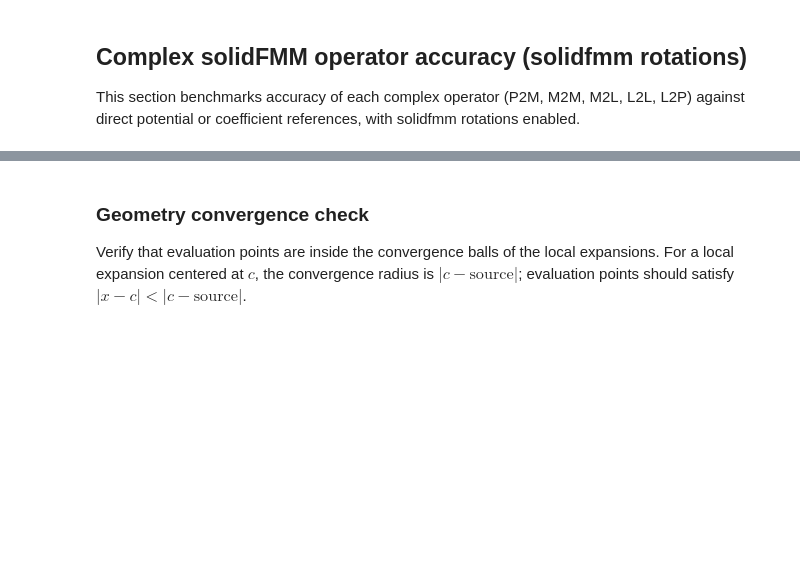
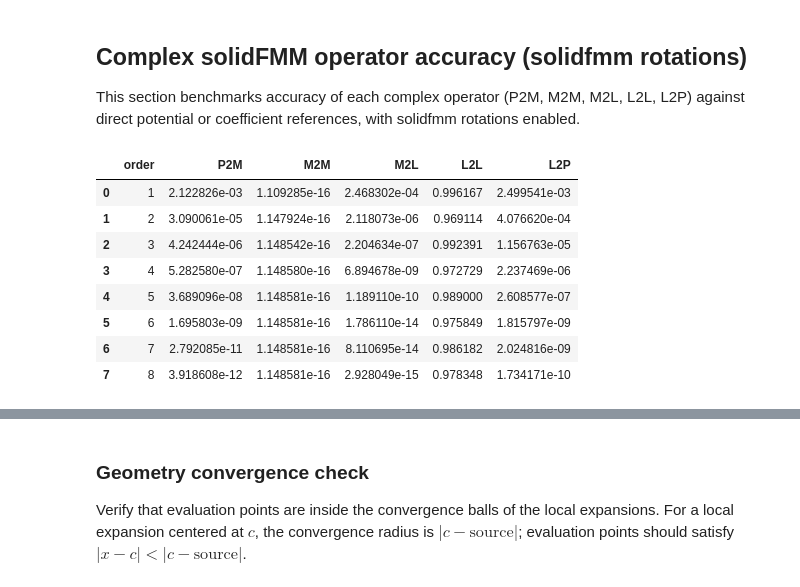
Before and after one commit to TobiBu/jaccpot, a Jupyter notebook: examples/benchmark_runtime_large_N_accuracy.ipynb, the cells around one changed output, grey strips where cells are left out. Cells and saved outputs as stored; diff of their text form; code cells hidden in the pictures; blank space fills up the shorter version.

```diff
--- a/examples/benchmark_runtime_large_N_accuracy.ipynb
+++ b/examples/benchmark_runtime_large_N_accuracy.ipynb
@@ -707,7 +727,16 @@ def sweep_accuracy(
         theta_kwargs = dict(fmm_kwargs)
         theta_kwargs["theta"] = theta
         fmm = FastMultipoleMethod(**theta_kwargs)
-        if fmm.basis != "solidfmm" or fmm.complex_rotation != "solidfmm":
+        runtime_impl = getattr(fmm, "_impl", None)
+        basis_name = str(
+            getattr(
+                runtime_impl,
+                "expansion_basis",
+                getattr(fmm, "expansion_basis", getattr(fmm, "basis", "")),
+            )
+        ).strip().lower()
+        rotation_name = str(getattr(fmm, "complex_rotation", "")).strip().lower()
+        if basis_name not in {"solidfmm", "complex"} or rotation_name != "solidfmm":
             raise ValueError(
                 "sweep_accuracy must use basis='solidfmm' and solidfmm rotation convention"
             )
@@ -1469,42 +1617,51 @@ for order in op_orders:
         rotation="solidfmm",
     )
     eval_point = local_center + eval_offset
     pot_m2l = evaluate_local_complex(
         local,
         local_center - eval_point,
         order=order,
         conjugate_left=True,
     )
     pot_direct = direct_potential(source_pos, eval_point)
     errors["M2L"].append(float(jnp.abs(pot_m2l - pot_direct) / jnp.abs(pot_direct)))
 
-    # L2L: parent local -> child local -> potential vs direct
+    # L2L: parent local -> child local coefficients vs direct L2L reference
+    local_child_ref = l2l_reference_complex(
+        local,
+        child_center - local_center,
+        order=order,
+    )
     local_child = l2l_complex(
         local, child_center - local_center, order=order, rotation="solidfmm",
     )
-    eval_point = child_center + eval_offset_child
-    pot_l2l = evaluate_local_complex(
-        local_child,
-        child_center - eval_point,
-        order=order,
-        conjugate_left=True,
+    errors["L2L"].append(
+        float(jnp.linalg.norm(local_child - local_child_ref) / jnp.linalg.norm(local_child_ref))
     )
-    pot_direct = direct_potential(source_pos, eval_point)
-    errors["L2L"].append(float(jnp.abs(pot_l2l - pot_direct) / jnp.abs(pot_direct)))
 
     # L2P: evaluate local vs direct (same local as M2L)
     eval_point = local_center + eval_offset_child
     pot_l2p = evaluate_local_complex(
         local,
         local_center - eval_point,
         order=order,
         conjugate_left=True,
     )
     pot_direct = direct_potential(source_pos, eval_point)
     errors["L2P"].append(float(jnp.abs(pot_l2p - pot_direct) / jnp.abs(pot_direct)))
 
 errors_df = pd.DataFrame({"order": op_orders, **errors})
 errors_df
+# %% [output]
+|  | order | P2M | M2M | M2L | L2L | L2P |
+| 0 | 1 | 2.122826e-03 | 1.109285e-16 | 2.468302e-04 | 0.996167 | 2.499541e-03 |
+| 1 | 2 | 3.090061e-05 | 1.147924e-16 | 2.118073e-06 | 0.969114 | 4.076620e-04 |
+| 2 | 3 | 4.242444e-06 | 1.148542e-16 | 2.204634e-07 | 0.992391 | 1.156763e-05 |
+| 3 | 4 | 5.282580e-07 | 1.148580e-16 | 6.894678e-09 | 0.972729 | 2.237469e-06 |
+| 4 | 5 | 3.689096e-08 | 1.148581e-16 | 1.189110e-10 | 0.989000 | 2.608577e-07 |
+| 5 | 6 | 1.695803e-09 | 1.148581e-16 | 1.786110e-14 | 0.975849 | 1.815797e-09 |
+| 6 | 7 | 2.792085e-11 | 1.148581e-16 | 8.110695e-14 | 0.986182 | 2.024816e-09 |
+| 7 | 8 | 3.918608e-12 | 1.148581e-16 | 2.928049e-15 | 0.978348 | 1.734171e-10 |
 # %%
 fig, ax = plt.subplots(figsize=(7, 4))
 for key in ["P2M", "M2M", "M2L", "L2L", "L2P"]:
```
Also changed, not shown: parts of 16 cells of this notebook, 12 other files.
